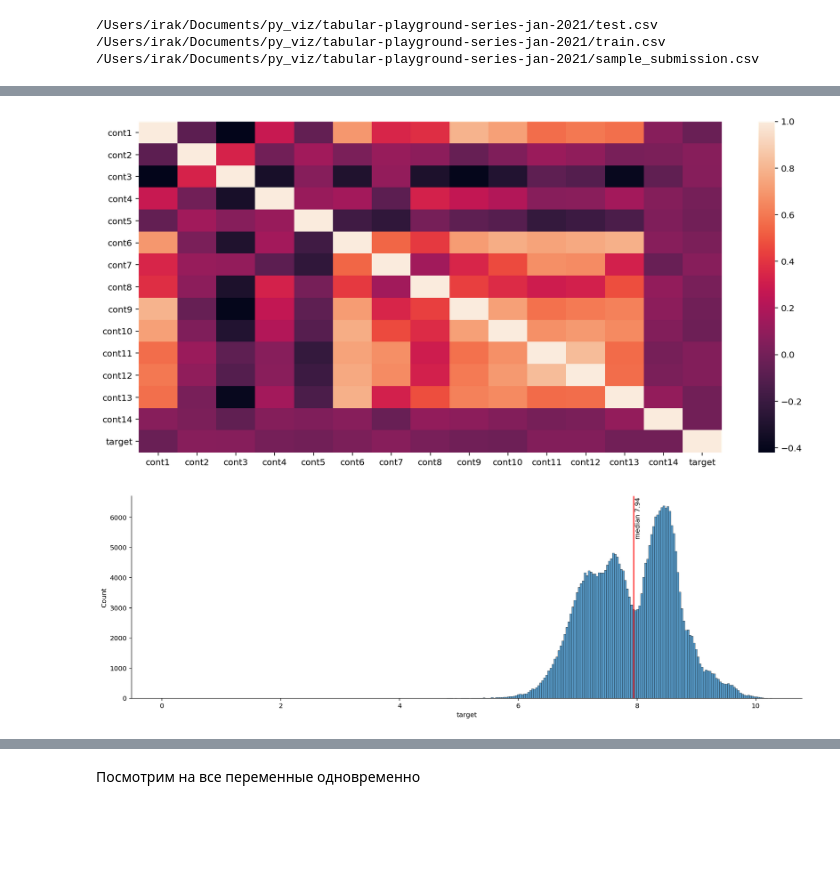
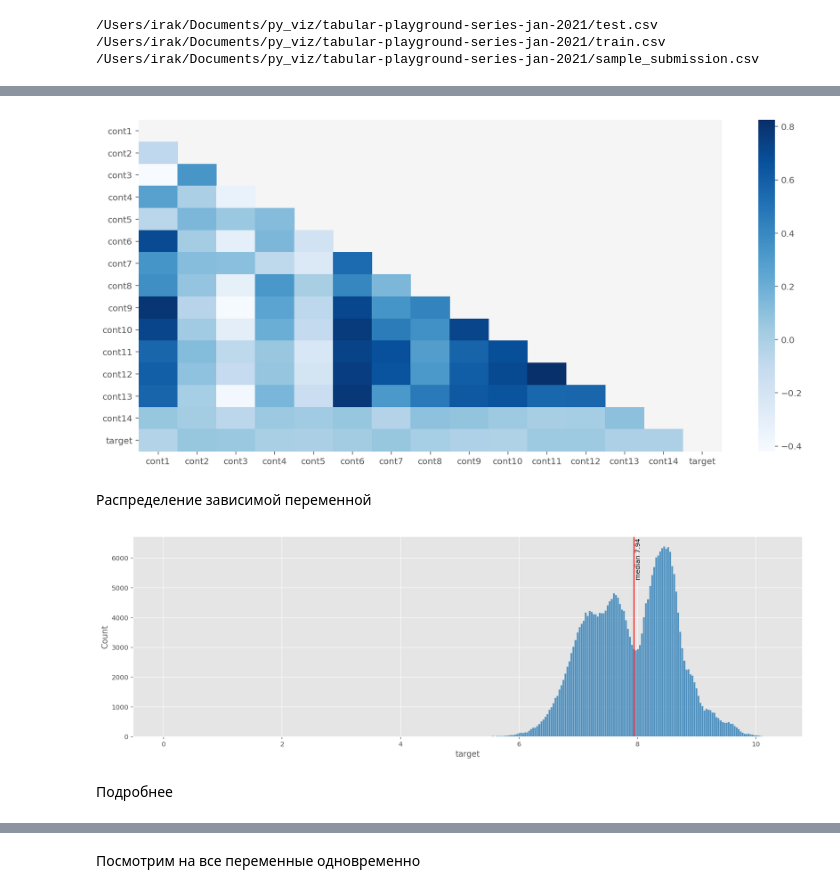
Before and after one commit to Lisstrange/Mini-examples, a Jupyter notebook: seaborn_viz.ipynb, the cells around one changed output, grey strips where cells are left out. Saved outputs shown, nothing was run; the diff lists cells and outputs as text; code cells hidden in the pictures; blank space fills up the shorter version.

```diff
--- a/seaborn_viz.ipynb
+++ b/seaborn_viz.ipynb
@@ -9,3 +47,5 @@ import matplotlib.pyplot as plt
+# %%
+plt.style.use('ggplot')
 # %%
 path='/Users/irak/Documents/py_viz/tabular-playground-series-jan-2021/'
 for dirname, _, filenames in os.walk(path):
@@ -33,13 +73,19 @@ train data
 | 8 | 0.935278 | 0.421235 | 0.303801 | 0.880214 | 0.665610 | 0.830131 | 0.487113 | 0.604157 | 0.874658 | 0.863427 | 0.983575 | ... |
 # %%
 corr = train.corr()
+mask = np.triu(np.ones_like(corr, dtype=np.bool))
 plt.figure(figsize=(15, 7))
-ax = sns.heatmap(corr)
+ax = sns.heatmap(corr, cmap="Blues", mask = mask)
+ax.set_facecolor("whitesmoke")
 # %% [output]
-[figure, old version]
+[figure, new version]
+# %% [markdown]
+Распределение зависимой переменной
 # %%
-ax = sns.displot(data=train['target'], height=5, aspect=3)
+ax = sns.displot(data=train['target'], height=5, aspect=3, color = 'tab:blue')
 plt.axvline(train['target'].median(), 0, color="red")
 lab = plt.text(train['target'].median() + 0.02 ,6500,'median 7.94', rotation=90)
 # %% [output]
-[figure, old version]
+[figure, new version]
+# %% [markdown]
+Подробнее
```
Also changed, not shown: parts of 7 cells of this notebook.
